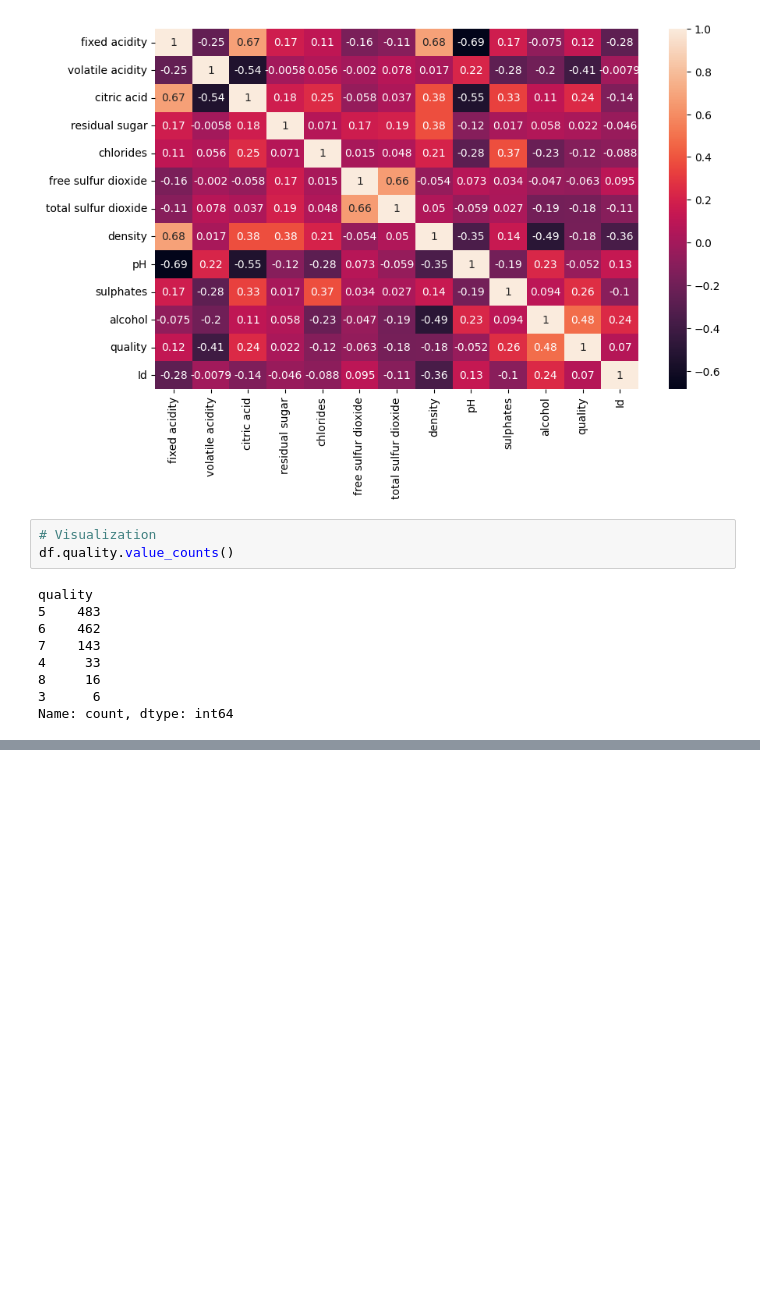
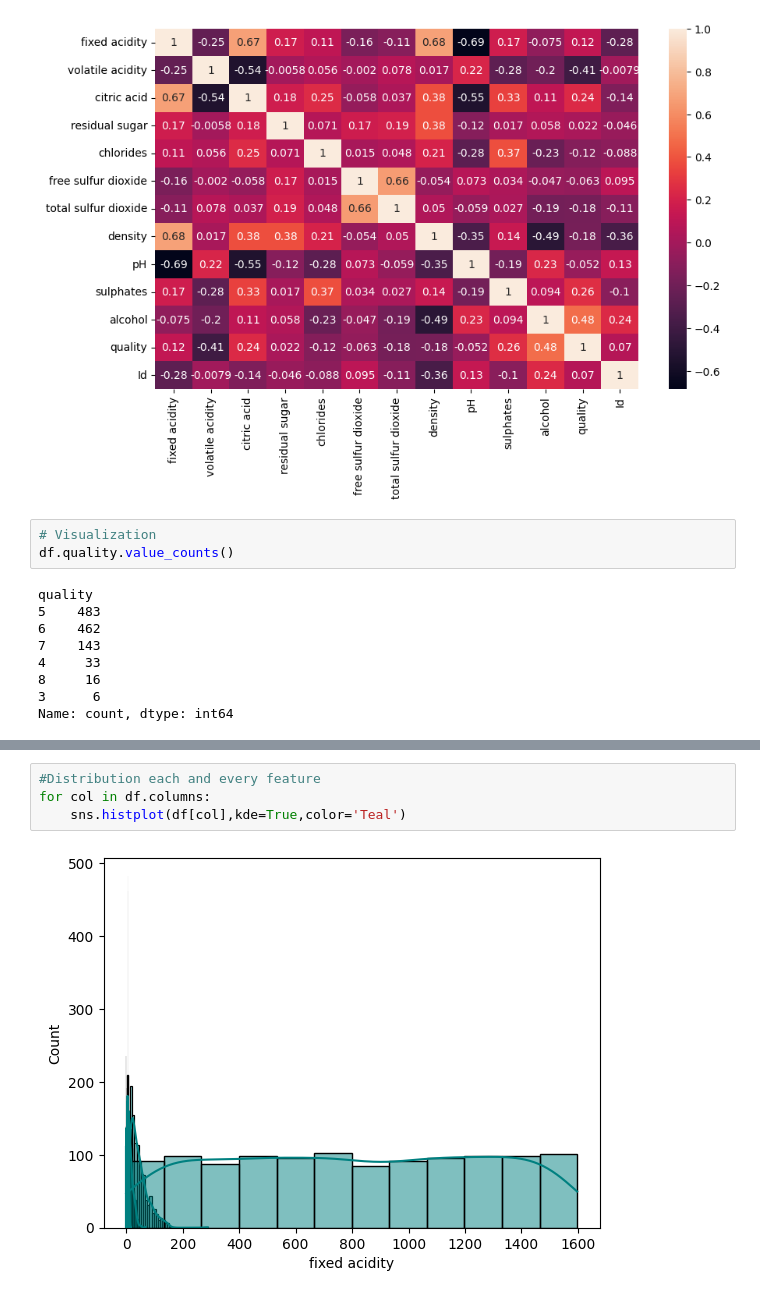
Before and after one commit to amarnath2706/Machine-Learning, a Jupyter notebook: EDA and Feature Engineering/EDA_wine.ipynb, the cells around one changed output, grey strips where cells are left out. Drawn from its saved outputs; the diff is of its cells as text; blank space fills up the shorter version.

```diff
--- a/EDA and Feature Engineering/EDA_wine.ipynb
+++ b/EDA and Feature Engineering/EDA_wine.ipynb
@@ -174,0 +184,6 @@ Name: count, dtype: int64
+# %%
+#Distribution each and every feature
+for col in df.columns:
+    sns.histplot(df[col],kde=True,color='Teal')
+# %% [output]
+[figure, added]
```
Also changed, not shown: parts of 5 cells of this notebook.
